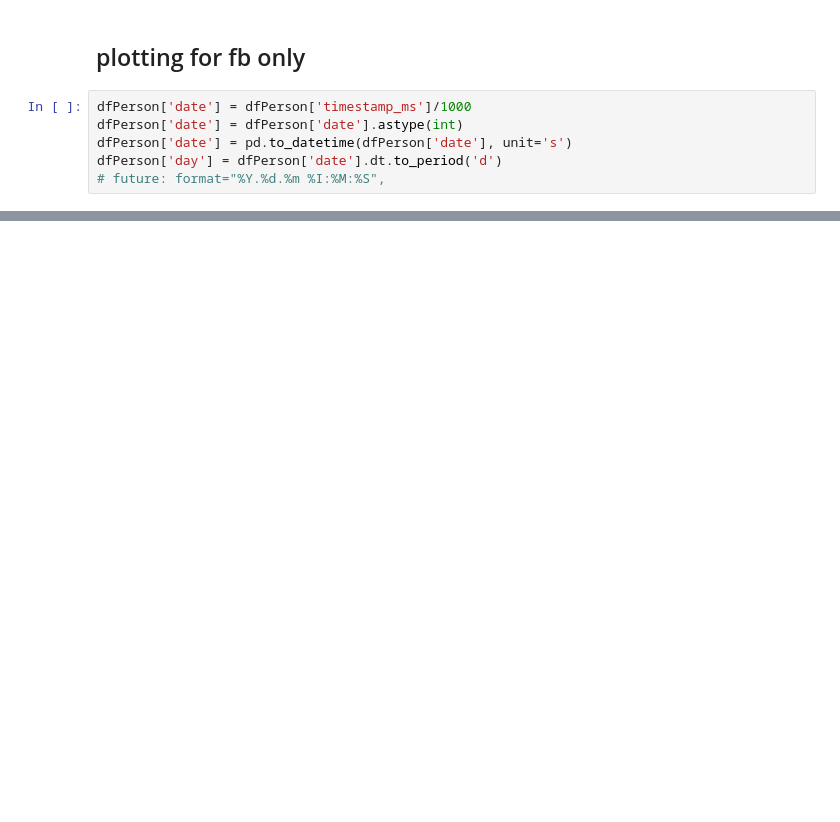
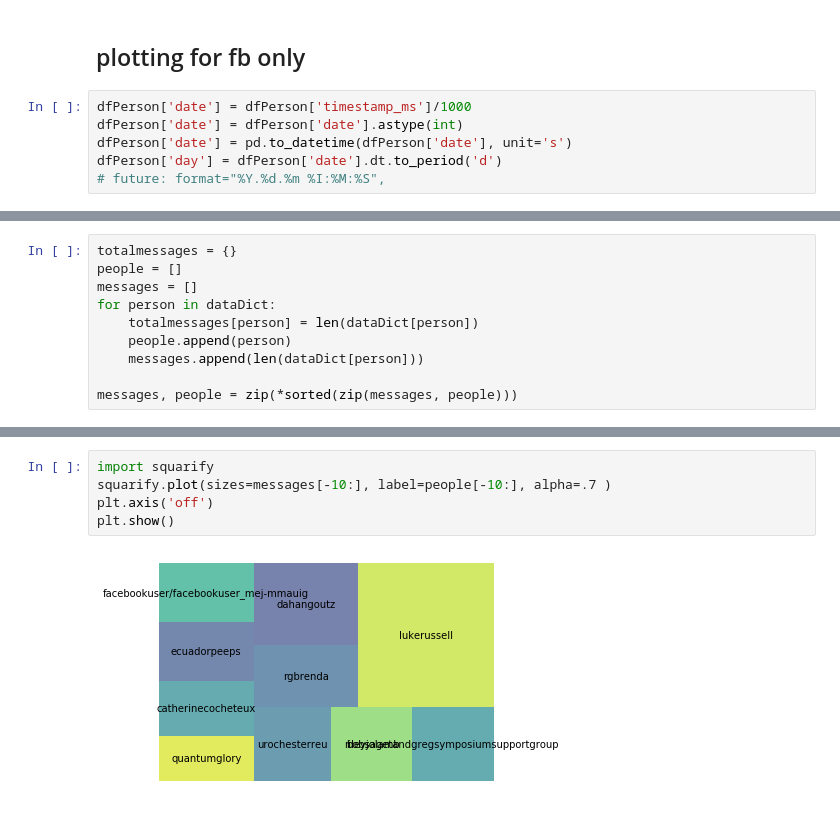
Before and after one commit to lukegalbraithrussell/messages-analysis, a Jupyter notebook: FacebookMessages.ipynb, the cells around one changed output, grey strips where cells are left out. Saved outputs shown, nothing was run; the diff lists cells and outputs as text; blank space fills up the shorter version.

Commit message:
multiple people and tree map

```diff
--- a/FacebookMessages.ipynb
+++ b/FacebookMessages.ipynb
@@ -119,0 +96,10 @@ plt.show()
+# %%
+totalmessages = {}
+people = []
+messages = []
+for person in dataDict:
+    totalmessages[person] = len(dataDict[person])
+    people.append(person)
+    messages.append(len(dataDict[person]))
+
+messages, people = zip(*sorted(zip(messages, people)))
@@ -119,0 +110,7 @@ plt.show()
+# %%
+import squarify
+squarify.plot(sizes=messages[-10:], label=people[-10:], alpha=.7 )
+plt.axis('off')
+plt.show()
+# %% [output]
+[figure, added]
```
Also changed, not shown: parts of 8 cells of this notebook.
